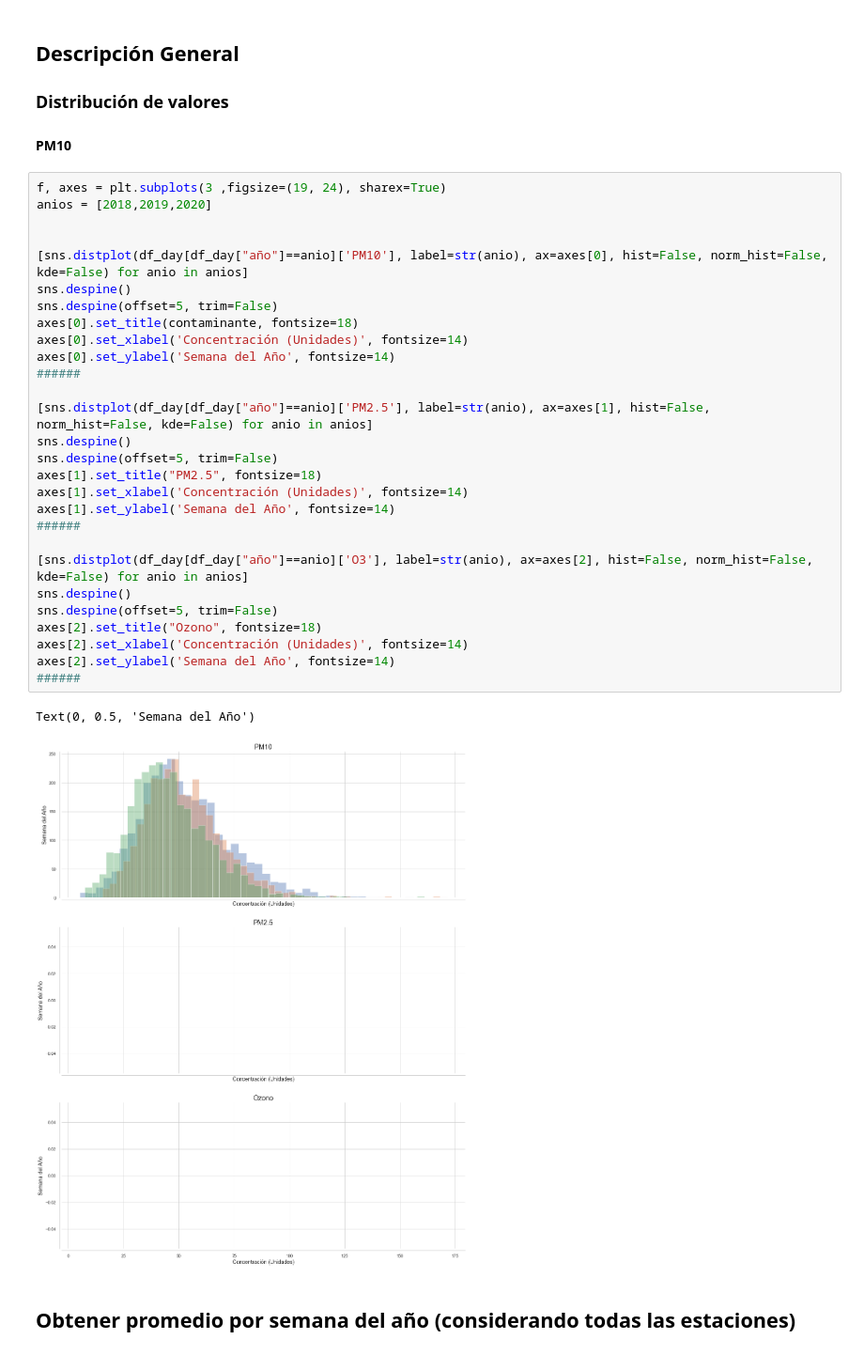
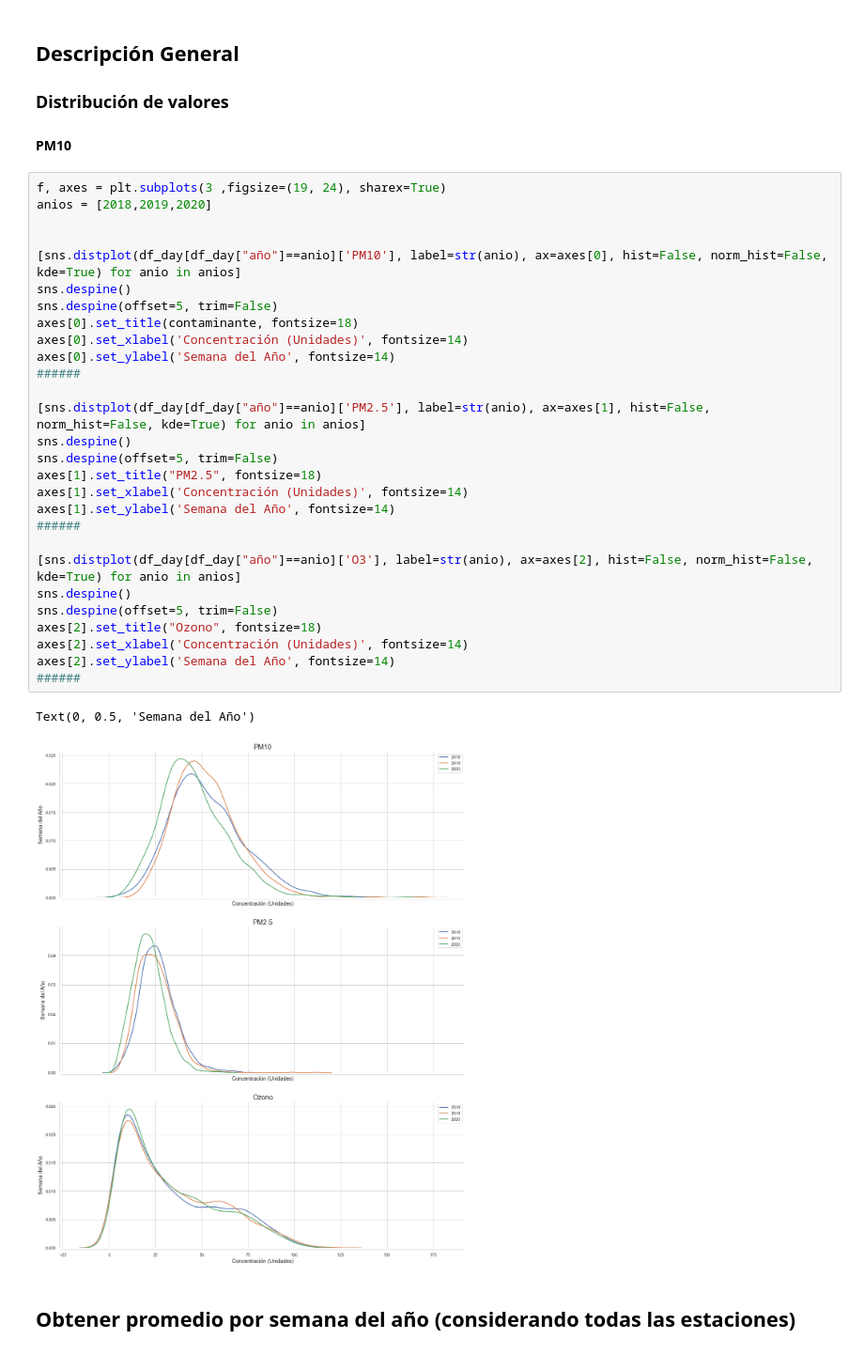
Before and after one commit to DanielBustillos/pollution_COVID_CDMX, a Jupyter notebook: analysis_pollution_level.ipynb, the cells around one changed output. Shown at 94% size. Drawn from its saved outputs; the diff is of its cells as text.

```diff
--- a/analysis_pollution_level.ipynb
+++ b/analysis_pollution_level.ipynb
@@ -76,34 +76,34 @@ df_day = df_append.groupby(['fecha', 'año'])[["PM10", 'PM2.5', "O3"]].mean().re
 # %%
 f, axes = plt.subplots(3 ,figsize=(19, 24), sharex=True)
 anios = [2018,2019,2020]
 
 
-[sns.distplot(df_day[df_day["año"]==anio]['PM10'], label=str(anio), ax=axes[0], hist=False, norm_hist=False, kde=False) for anio in anios]
+[sns.distplot(df_day[df_day["año"]==anio]['PM10'], label=str(anio), ax=axes[0], hist=False, norm_hist=False, kde=True) for anio in anios]
 sns.despine()
 sns.despine(offset=5, trim=False)
 axes[0].set_title(contaminante, fontsize=18)
 axes[0].set_xlabel('Concentración (Unidades)', fontsize=14)
 axes[0].set_ylabel('Semana del Año', fontsize=14)
 ######
 
-[sns.distplot(df_day[df_day["año"]==anio]['PM2.5'], label=str(anio), ax=axes[1], hist=False, norm_hist=False, kde=False) for anio in anios]
+[sns.distplot(df_day[df_day["año"]==anio]['PM2.5'], label=str(anio), ax=axes[1], hist=False, norm_hist=False, kde=True) for anio in anios]
 sns.despine()
 sns.despine(offset=5, trim=False)
 axes[1].set_title("PM2.5", fontsize=18)
 axes[1].set_xlabel('Concentración (Unidades)', fontsize=14)
 axes[1].set_ylabel('Semana del Año', fontsize=14)
 ######
 
-[sns.distplot(df_day[df_day["año"]==anio]['O3'], label=str(anio), ax=axes[2], hist=False, norm_hist=False, kde=False) for anio in anios]
+[sns.distplot(df_day[df_day["año"]==anio]['O3'], label=str(anio), ax=axes[2], hist=False, norm_hist=False, kde=True) for anio in anios]
 sns.despine()
 sns.despine(offset=5, trim=False)
 axes[2].set_title("Ozono", fontsize=18)
 axes[2].set_xlabel('Concentración (Unidades)', fontsize=14)
 axes[2].set_ylabel('Semana del Año', fontsize=14)
 ######
 # %% [output]
 Text(0, 0.5, 'Semana del Año')
-[figure, old version]
+[figure, new version]
 # %% [markdown]
 ## Obtener promedio por semana del año (considerando todas las estaciones)
 # %%
```
